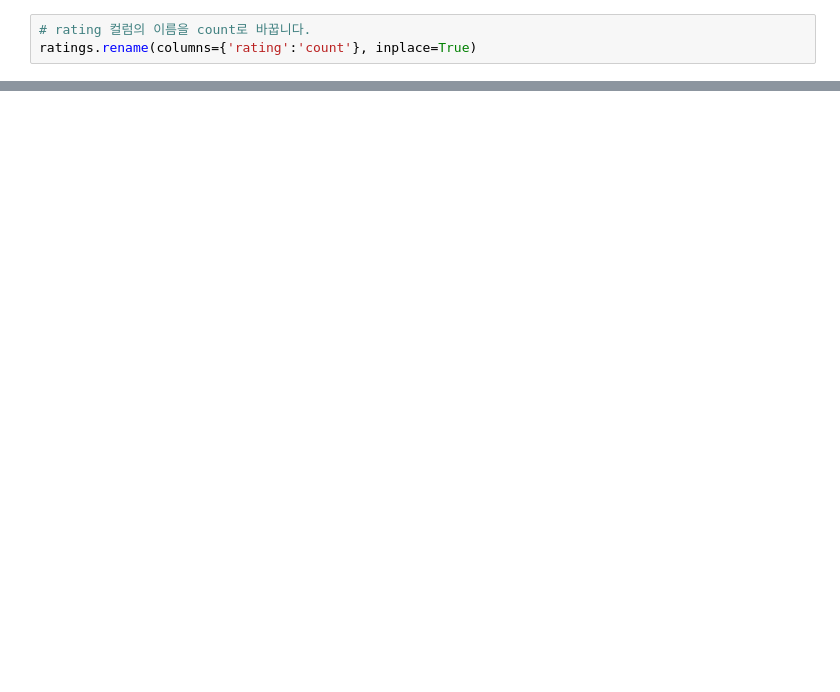
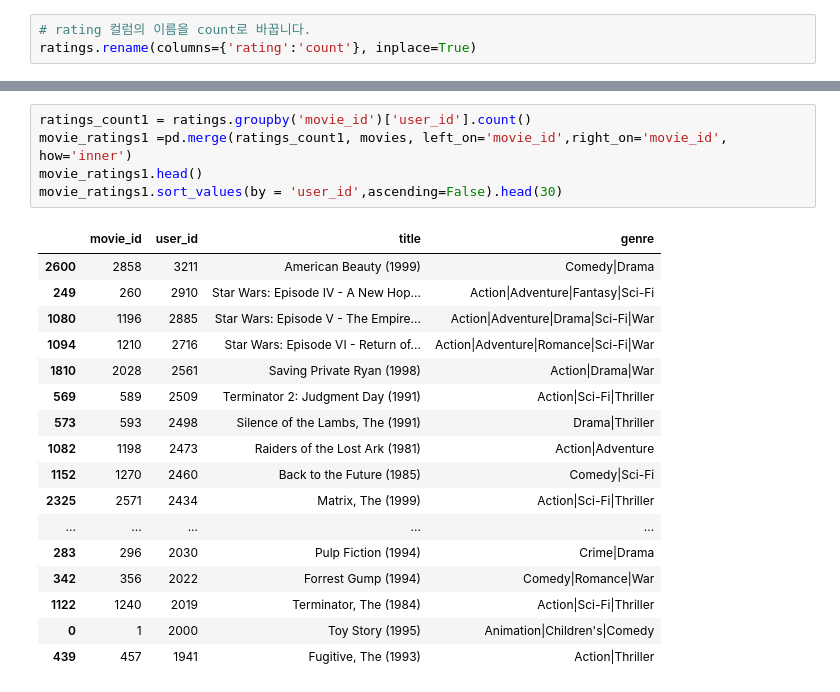
Before and after one commit to comcomet/first-repository, a Jupyter notebook: E7/e7_ex.ipynb, the cells around one changed output, grey strips where cells are left out. Cells and saved outputs as stored; diff of their text form; blank space fills up the shorter version.

```diff
--- a/E7/e7_ex.ipynb
+++ b/E7/e7_ex.ipynb
@@ -23,0 +147,23 @@ movies.head()
+# %%
+ratings_count1 = ratings.groupby('movie_id')['user_id'].count()
+movie_ratings1 =pd.merge(ratings_count1, movies, left_on='movie_id',right_on='movie_id', how='inner')
+movie_ratings1.head()
+movie_ratings1.sort_values(by = 'user_id',ascending=False).head(30)
+# %% [output]
+|  | movie_id | user_id | title | genre |
+| 2600 | 2858 | 3211 | American Beauty (1999) | Comedy|Drama |
+| 249 | 260 | 2910 | Star Wars: Episode IV - A New Hop... | Action|Adventure|Fantasy|Sci-Fi |
+| 1080 | 1196 | 2885 | Star Wars: Episode V - The Empire... | Action|Adventure|Drama|Sci-Fi|War |
+| 1094 | 1210 | 2716 | Star Wars: Episode VI - Return of... | Action|Adventure|Romance|Sci-Fi|War |
+| 1810 | 2028 | 2561 | Saving Private Ryan (1998) | Action|Drama|War |
+| 569 | 589 | 2509 | Terminator 2: Judgment Day (1991) | Action|Sci-Fi|Thriller |
+| 573 | 593 | 2498 | Silence of the Lambs, The (1991) | Drama|Thriller |
+| 1082 | 1198 | 2473 | Raiders of the Lost Ark (1981) | Action|Adventure |
+| 1152 | 1270 | 2460 | Back to the Future (1985) | Comedy|Sci-Fi |
+| 2325 | 2571 | 2434 | Matrix, The (1999) | Action|Sci-Fi|Thriller |
+| ... | ... | ... | ... | ... |
+| 283 | 296 | 2030 | Pulp Fiction (1994) | Crime|Drama |
+| 342 | 356 | 2022 | Forrest Gump (1994) | Comedy|Romance|War |
+| 1122 | 1240 | 2019 | Terminator, The (1984) | Action|Sci-Fi|Thriller |
+| 0 | 1 | 2000 | Toy Story (1995) | Animation|Children's|Comedy |
+| 439 | 457 | 1941 | Fugitive, The (1993) | Action|Thriller |
```
Also changed, not shown: parts of 20 cells of this notebook, 1 other file.
